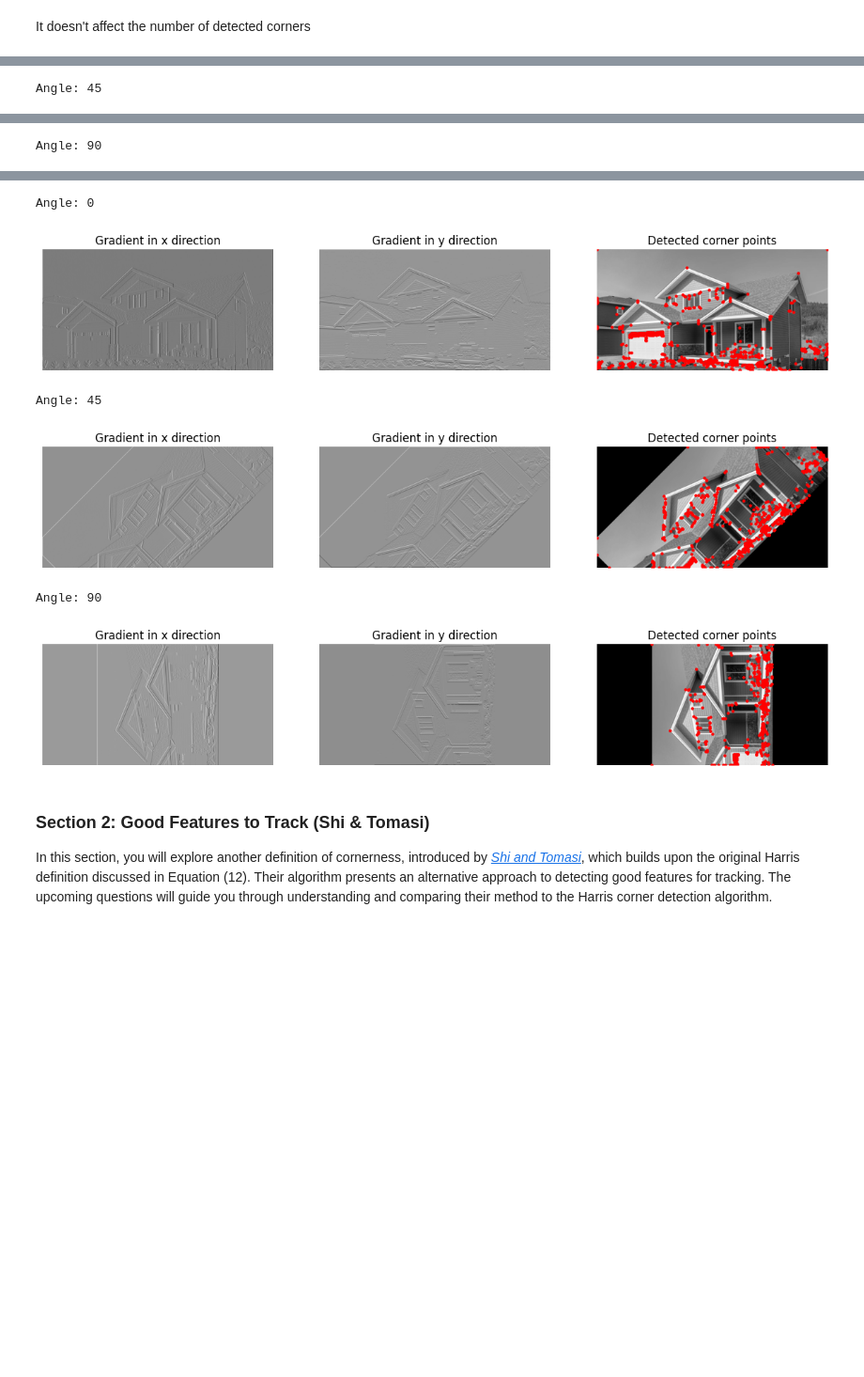
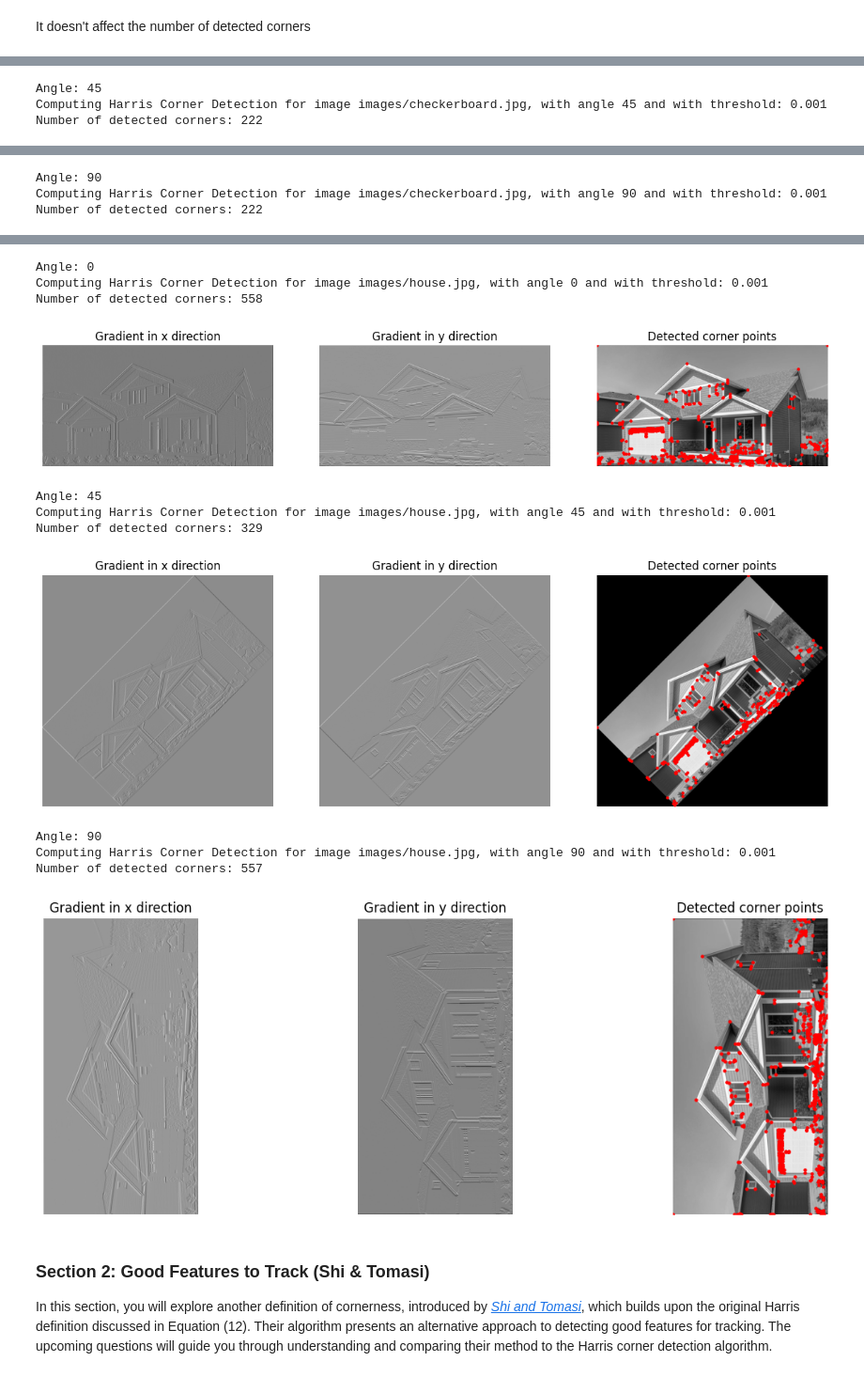
Before and after one commit to wojciechkosiuk/cv1-lab-3, a Jupyter notebook: cv1-lab-3.ipynb, the cells around one changed output, grey strips where cells are left out. Shown at 94% size. Drawn from its saved outputs; the diff is of its cells as text; code cells hidden in the pictures; blank space fills up the shorter version.

```diff
--- a/cv1-lab-3.ipynb
+++ b/cv1-lab-3.ipynb
@@ -410,7 +410,7 @@ sigma = 1
 for threshold in thresholds:
     print(f'Threshold: {threshold}')
     harris_response, rows, columns = harris_corner_detector(normalized_image, sigma=sigma, threshold=threshold)
-    plot_harris_corner_detection_results(normalized_image, harris_response, rows, columns)
+    plot_harris_corner_detection_results(normalized_image, rows, columns)
 # %% [output]
 Threshold: 0.01
 [figure]
@@ -430,13 +430,14 @@ Use the image **images/house.jpg** and experiment with the parameters. Make sure
 image_path = 'images/house.jpg'
 normalized_image = convert_image_to_grayscale(image_path)
 
+# 0.001 is the best threshold
 thresholds = [0.001, 0.002, 0.003, 0.005]
 sigma = 1
 
 for threshold in thresholds:
     print(f'Threshold: {threshold}')
     harris_response, rows, columns = harris_corner_detector(normalized_image, sigma=sigma, threshold=threshold)
-    plot_harris_corner_detection_results(normalized_image, harris_response, rows, columns)
+    plot_harris_corner_detection_results(normalized_image, rows, columns)
 # %% [output]
 Threshold: 0.001
 [figure]
@@ -459,21 +460,37 @@ Explain your answer and support it with your observations from both images.
 It doesn't affect the number of detected corners
 # %%
 # YOUR CODE HERE
-
 images_path = ['images/checkerboard.jpg', 'images/house.jpg']
 rotation_angles = [0, 45, 90]
-thresholds = [0.01, 0.001]
+thresholds = [0.001]
 
-for i,image_path in enumerate(images_path):
+for image_path in images_path:
 
     normalized_image = convert_image_to_grayscale(image_path)
+    (h, w) = normalized_image.shape[:2]
+    center = (w / 2, h / 2)
 
     for angle in rotation_angles:
         print(f'Angle: {angle}')
-        rotated_image = F.rotate(F.to_pil_image(normalized_image), angle)
-        rotated_image = F.to_tensor(rotated_image).squeeze().numpy()
 
-        harris_response, rows, columns = harris_corner_detector(rotated_image, sigma=1, threshold=thresholds[i])
-        plot_harris_corner_detection_results(rotated_image, harris_response, rows, columns)
+        rotation_matrix = cv2.getRotationMatrix2D(center, angle, 1.0)
+
+        angle_rad = np.deg2rad(angle)
+        abs_cos = abs(np.cos(angle_rad))
+        abs_sin = abs(np.sin(angle_rad))
+
+        new_w = int(h * abs_sin + w * abs_cos)
+        new_h = int(h * abs_cos + w * abs_sin)
+
+        rotation_matrix[0, 2] += (new_w / 2) - center[0]
+        rotation_matrix[1, 2] += (new_h / 2) - center[1]
+
+        rotated_image = cv2.warpAffine(normalized_image, rotation_matrix, (new_w, new_h))
+
+        for threshold in thresholds:
+            print(f'Computing Harris Corner Detection for image {image_path}, with angle {angle} and with threshold: {threshold}')
+            harris_response, rows, columns = harris_corner_detector(rotated_image, sigma=1, threshold=threshold)
+            print('Number of detected corners:', len(rows))
+            plot_harris_corner_detection_results(rotated_image, rows, columns)
 # %% [output]
 Angle: 0
@@ -480,2 +499,4 @@ Angle: 0
 [figure]
 Angle: 45
+Computing Harris Corner Detection for image images/checkerboard.jpg, with angle 45 and with threshold: 0.001
+Number of detected corners: 222
@@ -483,11 +504,19 @@ Angle: 45
 Angle: 90
+Computing Harris Corner Detection for image images/checkerboard.jpg, with angle 90 and with threshold: 0.001
+Number of detected corners: 222
 [figure]
 Angle: 0
+Computing Harris Corner Detection for image images/house.jpg, with angle 0 and with threshold: 0.001
+Number of detected corners: 558
 [figure]
 Angle: 45
+Computing Harris Corner Detection for image images/house.jpg, with angle 45 and with threshold: 0.001
+Number of detected corners: 329
-[figure, old version]
+[figure, new version]
 Angle: 90
+Computing Harris Corner Detection for image images/house.jpg, with angle 90 and with threshold: 0.001
+Number of detected corners: 557
-[figure, old version]
+[figure, new version]
 # %% [markdown]
 <a id="section-2"></a>
 ### **Section 2: Good Features to Track (Shi & Tomasi)**
```
Also changed, not shown: parts of 1 cell of this notebook.
